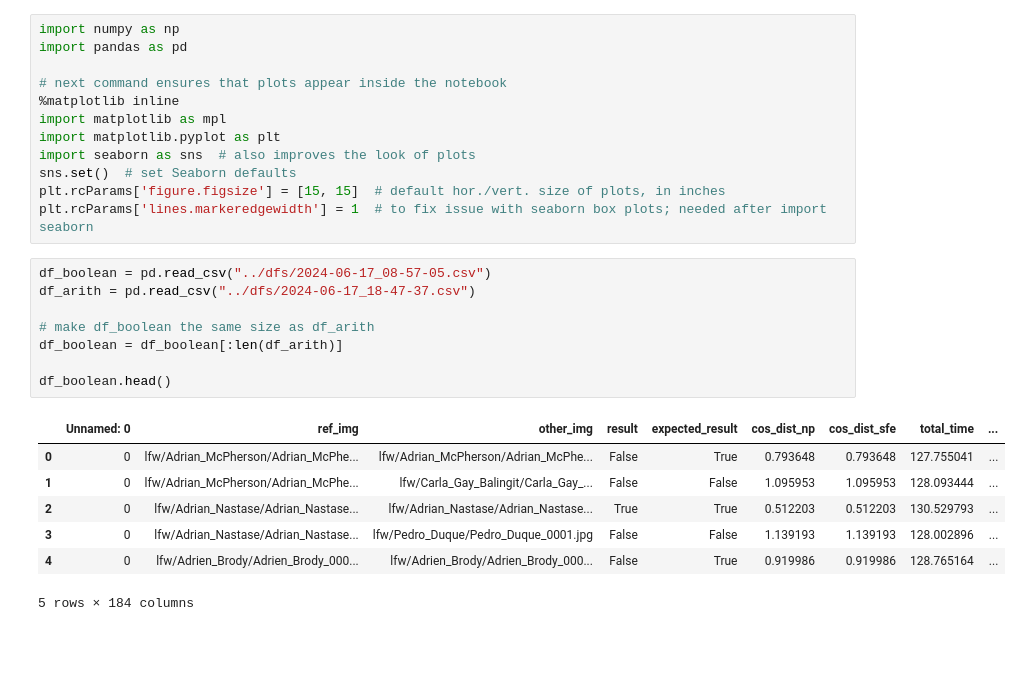
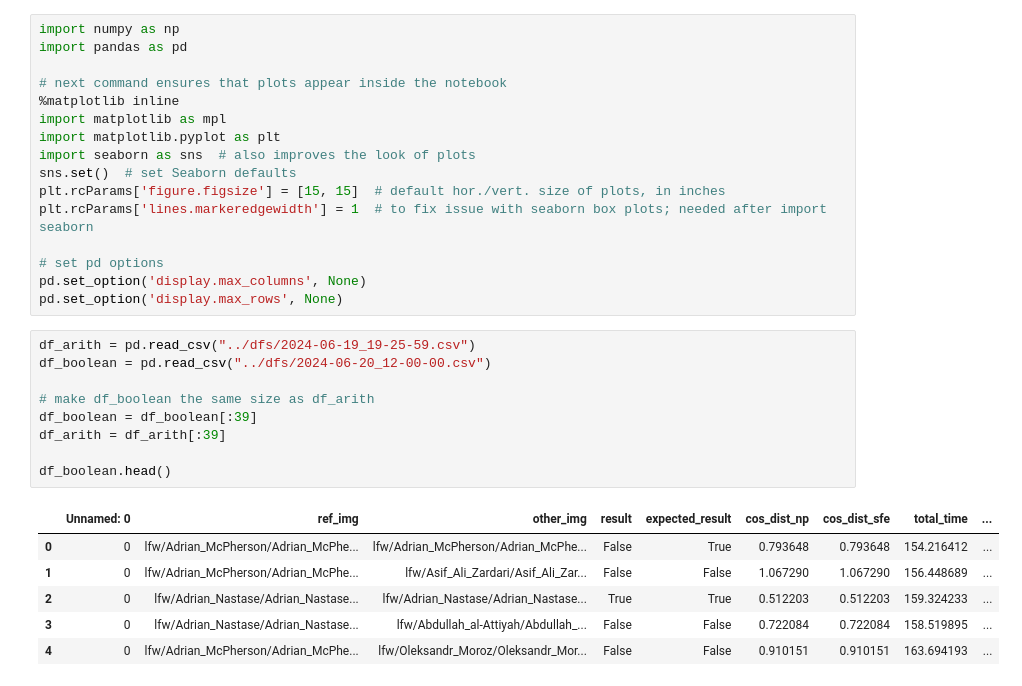
Before and after one commit to ChiemStevens/pffrocd, a Jupyter notebook: plotting/32-old vs 32-new.ipynb, the cells around one changed output. Cells and saved outputs as stored; diff of their text form; blank space fills up the shorter version.

```diff
--- a/plotting/32-old vs 32-new.ipynb
+++ b/plotting/32-old vs 32-new.ipynb
@@ -10,22 +10,26 @@ import seaborn as sns  # also improves the look of plots
 sns.set()  # set Seaborn defaults
 plt.rcParams['figure.figsize'] = [15, 15]  # default hor./vert. size of plots, in inches
 plt.rcParams['lines.markeredgewidth'] = 1  # to fix issue with seaborn box plots; needed after import seaborn
+
+# set pd options
+pd.set_option('display.max_columns', None)
+pd.set_option('display.max_rows', None)
 # %%
-df_boolean = pd.read_csv("../dfs/2024-06-17_08-57-05.csv")
-df_arith = pd.read_csv("../dfs/2024-06-17_18-47-37.csv")
+df_arith = pd.read_csv("../dfs/2024-06-19_19-25-59.csv")
+df_boolean = pd.read_csv("../dfs/2024-06-20_12-00-00.csv")
 
 # make df_boolean the same size as df_arith
-df_boolean = df_boolean[:len(df_arith)]
+df_boolean = df_boolean[:39]
+df_arith = df_arith[:39]
 
 df_boolean.head()
 # %% [output]
 |  | Unnamed: 0 | ref_img | other_img | result | expected_result | cos_dist_np | cos_dist_sfe | total_time | ... |
-| 0 | 0 | lfw/Adrian_McPherson/Adrian_McPhe... | lfw/Adrian_McPherson/Adrian_McPhe... | False | True | 0.793648 | 0.793648 | 127.755041 | ... |
-| 1 | 0 | lfw/Adrian_McPherson/Adrian_McPhe... | lfw/Carla_Gay_Balingit/Carla_Gay_... | False | False | 1.095953 | 1.095953 | 128.093444 | ... |
-| 2 | 0 | lfw/Adrian_Nastase/Adrian_Nastase... | lfw/Adrian_Nastase/Adrian_Nastase... | True | True | 0.512203 | 0.512203 | 130.529793 | ... |
-| 3 | 0 | lfw/Adrian_Nastase/Adrian_Nastase... | lfw/Pedro_Duque/Pedro_Duque_0001.jpg | False | False | 1.139193 | 1.139193 | 128.002896 | ... |
-| 4 | 0 | lfw/Adrien_Brody/Adrien_Brody_000... | lfw/Adrien_Brody/Adrien_Brody_000... | False | True | 0.919986 | 0.919986 | 128.765164 | ... |
+| 0 | 0 | lfw/Adrian_McPherson/Adrian_McPhe... | lfw/Adrian_McPherson/Adrian_McPhe... | False | True | 0.793648 | 0.793648 | 154.216412 | ... |
+| 1 | 0 | lfw/Adrian_McPherson/Adrian_McPhe... | lfw/Asif_Ali_Zardari/Asif_Ali_Zar... | False | False | 1.067290 | 1.067290 | 156.448689 | ... |
+| 2 | 0 | lfw/Adrian_Nastase/Adrian_Nastase... | lfw/Adrian_Nastase/Adrian_Nastase... | True | True | 0.512203 | 0.512203 | 159.324233 | ... |
+| 3 | 0 | lfw/Adrian_Nastase/Adrian_Nastase... | lfw/Abdullah_al-Attiyah/Abdullah_... | False | False | 0.722084 | 0.722084 | 158.519895 | ... |
+| 4 | 0 | lfw/Adrian_McPherson/Adrian_McPhe... | lfw/Oleksandr_Moroz/Oleksandr_Mor... | False | False | 0.910151 | 0.910151 | 163.694193 | ... |
-5 rows × 184 columns
 # %%
 df_arith.head()
 # %% [output]
```
Also changed, not shown: parts of 16 cells of this notebook.
